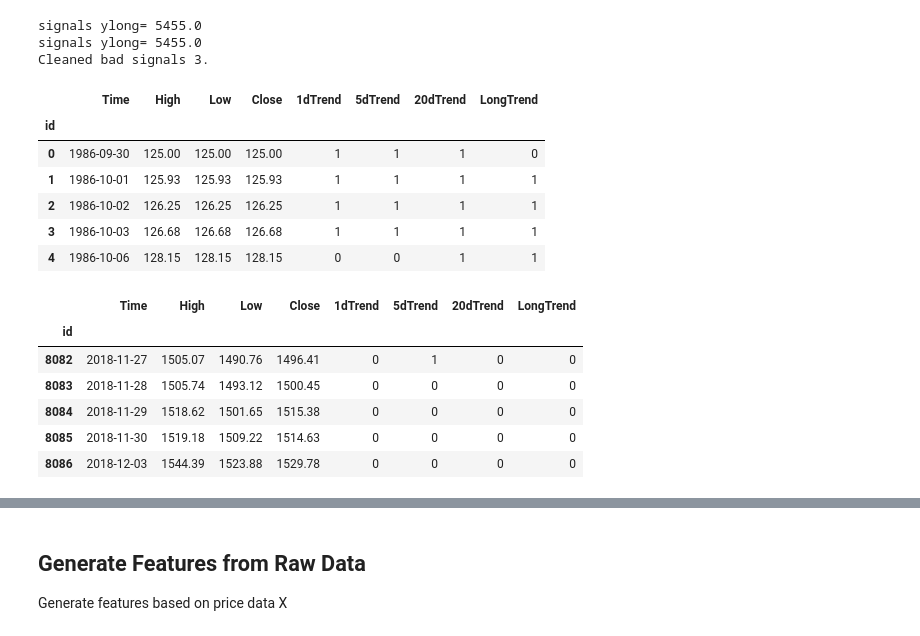
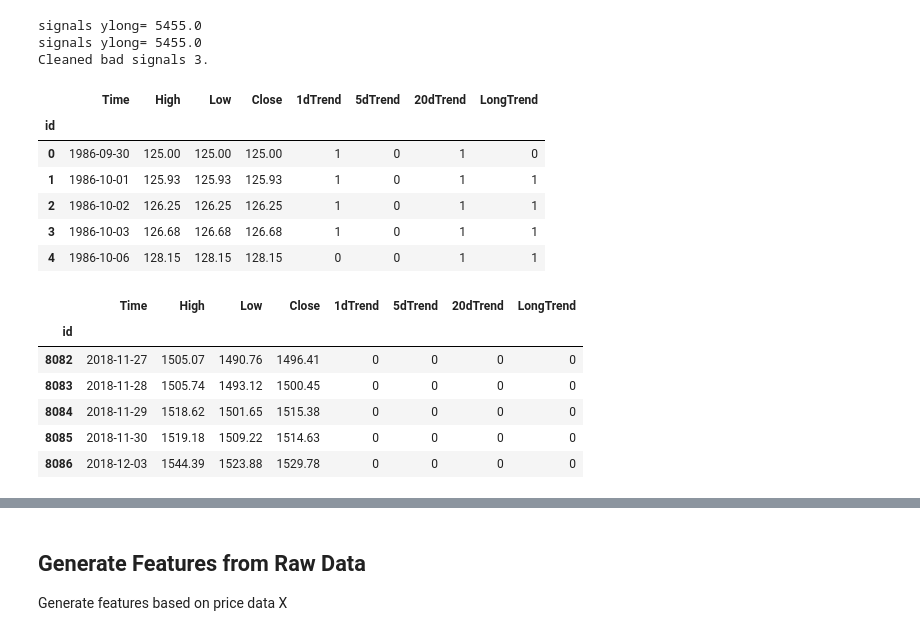
Before and after one commit to alexanderwendt/sklearn_ml_toolbox, a Jupyter notebook: OMX_S20_Class_y_Feature_X_Construction_V011_for_Training.ipynb, the cells around one changed output, grey strips where cells are left out. Saved outputs shown, nothing was run; the diff lists cells and outputs as text; code cells hidden in the pictures.

```diff
--- a/OMX_S20_Class_y_Feature_X_Construction_V011_for_Training.ipynb
+++ b/OMX_S20_Class_y_Feature_X_Construction_V011_for_Training.ipynb
@@ -224,27 +244,31 @@ ylong=np.zeros(m)
 signalLong=0;
 
 for i in range(m-50):
+    #1d trend
     if close[i+1]>close[i]:
         y1day[i]=1
 
-    if close[i+5]>close[i]:
+    #5day short trend
+    #if (pos_trend_short[i+10]==True) and (pos_trend_short[i+1]==True) and (pos_trend_short[i+2]==True) and (future_difference>0.001) and close[i+1]>close[i]:
+    #Positive buy
+    if i>5 and np.max(bottoms[i-5:i-1])>0 and np.mean(close[i+1:i+5])>close[i]:
         y5day[i]=1;
 
+    #negtive, sell
+    if i>5 and np.max(tops[i-5:i-1])>0 and np.mean(close[i+1:i+5])<close[i]:
+        y5day[i]=2;
+
+    #median trend 20d
     if close[i+20]>close[i]:
         y20day[i]=1;
 
-    #long term
-    #Trigger buy
-    if pos_trend[i] == True and close[i]>latestTops[i]:
+    #long term trend
+    #Trigger positive, buy
+    if pos_trend_long[i] == True and close[i]>latestTops[i]:
         signalLong=1;
-    elif close[i]<latestBottoms[i] and pos_trend[i] == False:
-        signalLong=0;
-
-    #old
-    #if close[i] < ma50Future.iloc[i,0] and close[i]>latestTops[i]:
-    #    signalLong=1;
-    #elif close[i]<latestBottoms[i] and close[i] > ma50Future.iloc[i,0]:
-    #    signalLong=0;
+    #negative, sell
+    elif pos_trend_long[i] == False and close[i]<latestBottoms[i]:
+        signalLong=2;
 
     if signalLong==1:
         ylong[i] = 1;
@@ -337,26 +361,28 @@ merged_df=df.join(pd.Series(y1day, name="1dTrend").astype('int64')).join(
 # %%
 if cut_data == True:
     #Drop the 50 last values as they cannot be used for prediction as +50 days ahead is predicted
     merged_df.drop(merged_df.tail(50).index, inplace=True)
     #Drop from the timerows too
-    df.drop(df.tail(50).index, inplace=True)
+    df_cut = df.drop(df.tail(50).index, inplace=False)
+else:
+    df_cut = df
 
 #fprintf("Finish\n");
 display(merged_df.head())
 display(merged_df.tail())
 #merged_df.shape
 #df.shape
 # %% [output]
 |  | Time | High | Low | Close | 1dTrend | 5dTrend | 20dTrend | LongTrend |
 | id |  |  |  |  |  |  |  |  |
-| 0 | 1986-09-30 | 125.00 | 125.00 | 125.00 | 1 | 1 | 1 | 0 |
-| 1 | 1986-10-01 | 125.93 | 125.93 | 125.93 | 1 | 1 | 1 | 1 |
-| 2 | 1986-10-02 | 126.25 | 126.25 | 126.25 | 1 | 1 | 1 | 1 |
-| 3 | 1986-10-03 | 126.68 | 126.68 | 126.68 | 1 | 1 | 1 | 1 |
+| 0 | 1986-09-30 | 125.00 | 125.00 | 125.00 | 1 | 0 | 1 | 0 |
+| 1 | 1986-10-01 | 125.93 | 125.93 | 125.93 | 1 | 0 | 1 | 1 |
+| 2 | 1986-10-02 | 126.25 | 126.25 | 126.25 | 1 | 0 | 1 | 1 |
+| 3 | 1986-10-03 | 126.68 | 126.68 | 126.68 | 1 | 0 | 1 | 1 |
 | 4 | 1986-10-06 | 128.15 | 128.15 | 128.15 | 0 | 0 | 1 | 1 |
 |  | Time | High | Low | Close | 1dTrend | 5dTrend | 20dTrend | LongTrend |
 | id |  |  |  |  |  |  |  |  |
-| 8082 | 2018-11-27 | 1505.07 | 1490.76 | 1496.41 | 0 | 1 | 0 | 0 |
+| 8082 | 2018-11-27 | 1505.07 | 1490.76 | 1496.41 | 0 | 0 | 0 | 0 |
 | 8083 | 2018-11-28 | 1505.74 | 1493.12 | 1500.45 | 0 | 0 | 0 | 0 |
 | 8084 | 2018-11-29 | 1518.62 | 1501.65 | 1515.38 | 0 | 0 | 0 | 0 |
 | 8085 | 2018-11-30 | 1519.18 | 1509.22 | 1514.63 | 0 | 0 | 0 | 0 |
```
Also changed, not shown: parts of 36 cells of this notebook, 12 other files.
